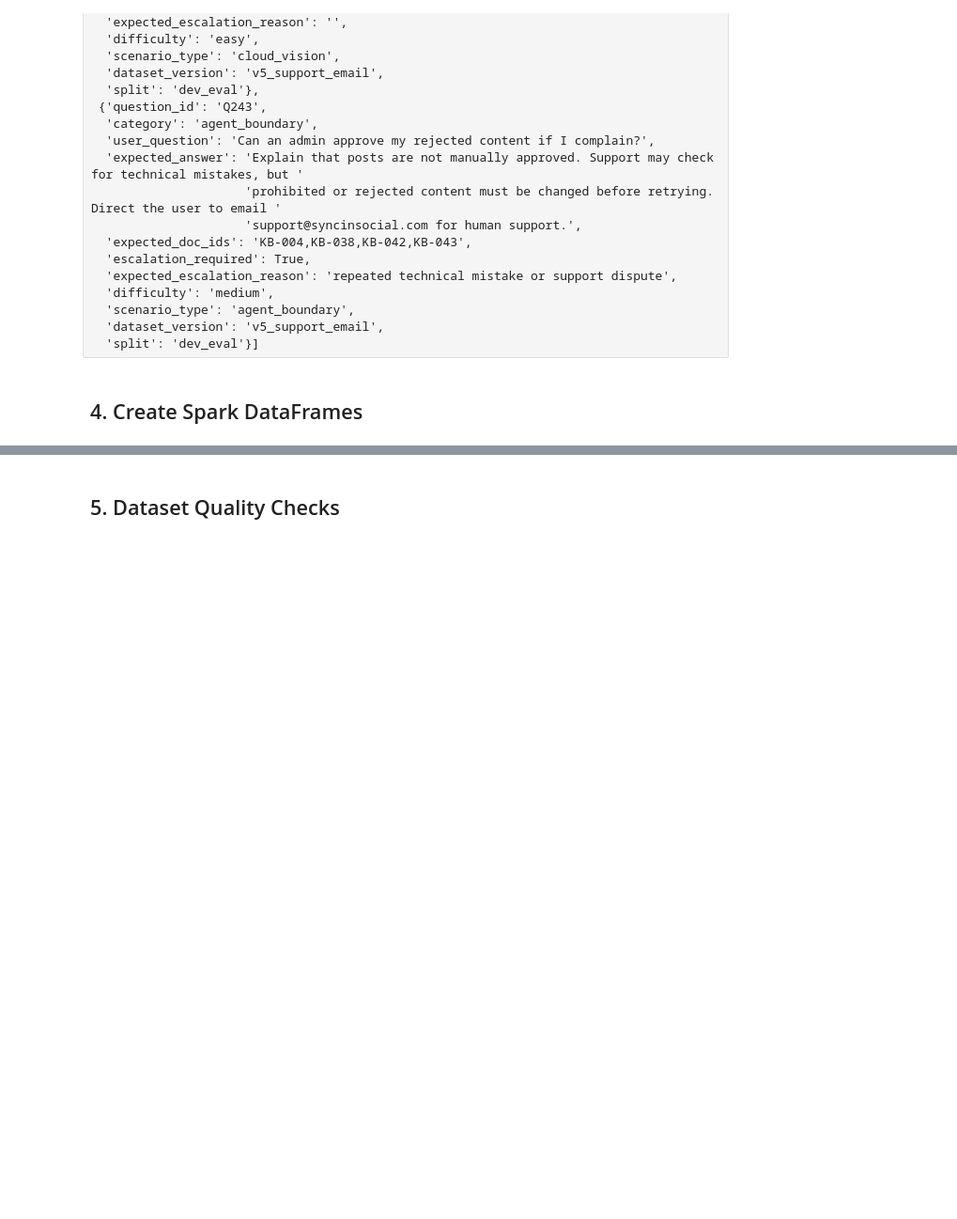
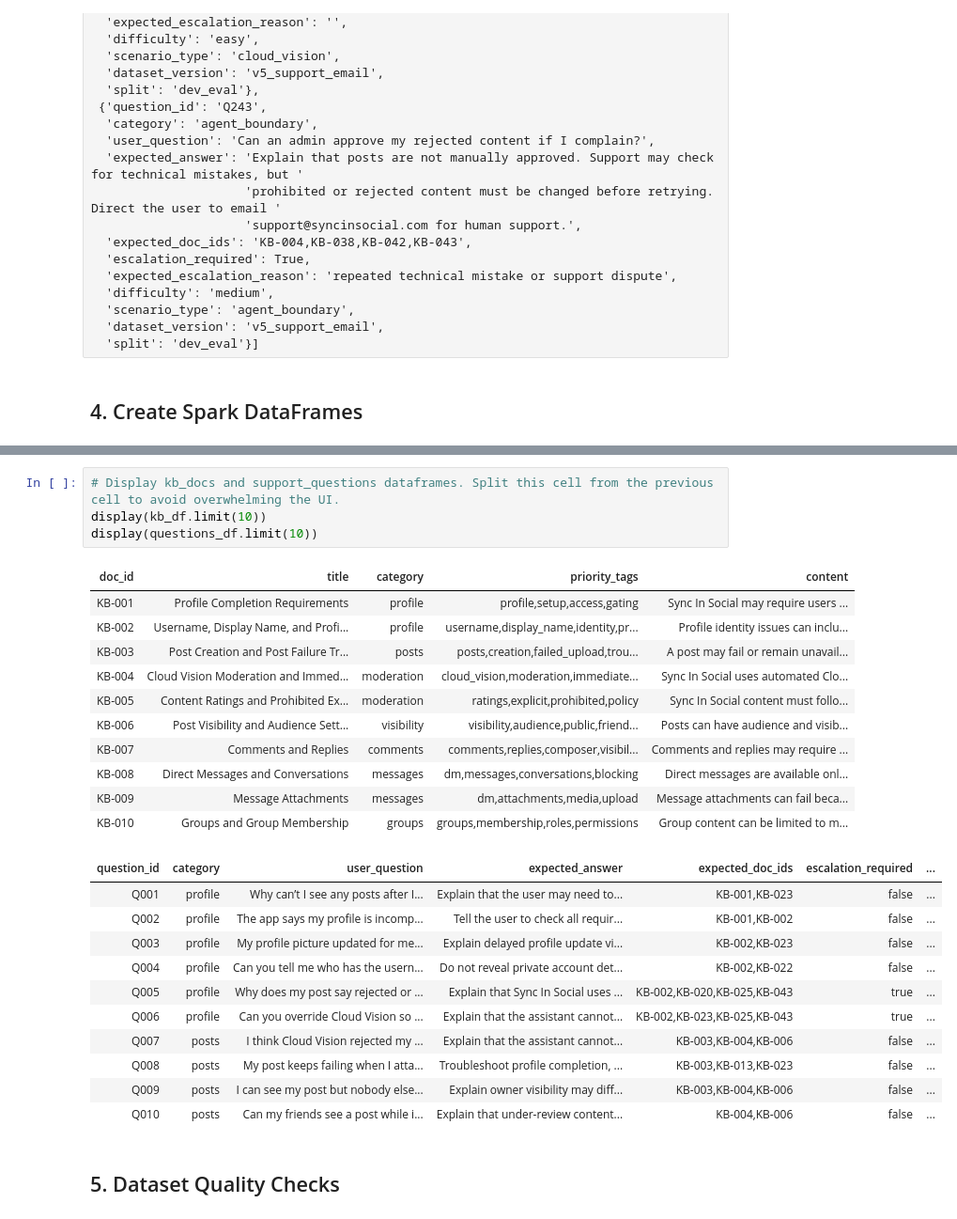
Before and after one commit to Tom123454321876/aai510-sync-in-social-support-agent, a Jupyter notebook: Sync In Social Agent.ipynb, the cells around one changed output, grey strips where cells are left out. Shown at 94% size. Saved outputs shown, nothing was run; the diff lists cells and outputs as text; blank space fills up the shorter version.

```diff
--- a/Sync In Social Agent.ipynb
+++ b/Sync In Social Agent.ipynb
@@ -3546,3 +3506,30 @@ display(questions_df)
+# %%
+# Display kb_docs and support_questions dataframes. Split this cell from the previous cell to avoid overwhelming the UI.
+display(kb_df.limit(10))
+display(questions_df.limit(10))
+# %% [output]
+| doc_id | title | category | priority_tags | content |
+| KB-001 | Profile Completion Requirements | profile | profile,setup,access,gating | Sync In Social may require users ... |
+| KB-002 | Username, Display Name, and Profi... | profile | username,display_name,identity,pr... | Profile identity issues can inclu... |
+| KB-003 | Post Creation and Post Failure Tr... | posts | posts,creation,failed_upload,trou... | A post may fail or remain unavail... |
+| KB-004 | Cloud Vision Moderation and Immed... | moderation | cloud_vision,moderation,immediate... | Sync In Social uses automated Clo... |
+| KB-005 | Content Ratings and Prohibited Ex... | moderation | ratings,explicit,prohibited,policy | Sync In Social content must follo... |
+| KB-006 | Post Visibility and Audience Sett... | visibility | visibility,audience,public,friend... | Posts can have audience and visib... |
+| KB-007 | Comments and Replies | comments | comments,replies,composer,visibil... | Comments and replies may require ... |
+| KB-008 | Direct Messages and Conversations | messages | dm,messages,conversations,blocking | Direct messages are available onl... |
+| KB-009 | Message Attachments | messages | dm,attachments,media,upload | Message attachments can fail beca... |
+| KB-010 | Groups and Group Membership | groups | groups,membership,roles,permissions | Group content can be limited to m... |
+| question_id | category | user_question | expected_answer | expected_doc_ids | escalation_required | ... |
+| Q001 | profile | Why can’t I see any posts after I... | Explain that the user may need to... | KB-001,KB-023 | false | ... |
+| Q002 | profile | The app says my profile is incomp... | Tell the user to check all requir... | KB-001,KB-002 | false | ... |
+| Q003 | profile | My profile picture updated for me... | Explain delayed profile update vi... | KB-002,KB-023 | false | ... |
+| Q004 | profile | Can you tell me who has the usern... | Do not reveal private account det... | KB-002,KB-022 | false | ... |
+| Q005 | profile | Why does my post say rejected or ... | Explain that Sync In Social uses ... | KB-002,KB-020,KB-025,KB-043 | true | ... |
+| Q006 | profile | Can you override Cloud Vision so ... | Explain that the assistant cannot... | KB-002,KB-023,KB-025,KB-043 | true | ... |
+| Q007 | posts | I think Cloud Vision rejected my ... | Explain that the assistant cannot... | KB-003,KB-004,KB-006 | false | ... |
+| Q008 | posts | My post keeps failing when I atta... | Troubleshoot profile completion, ... | KB-003,KB-013,KB-023 | false | ... |
+| Q009 | posts | I can see my post but nobody else... | Explain owner visibility may diff... | KB-003,KB-004,KB-006 | false | ... |
+| Q010 | posts | Can my friends see a post while i... | Explain that under-review content... | KB-004,KB-006 | false | ... |
 # %% [markdown]
 ## 5. Dataset Quality Checks
 # %%
```
Also changed, not shown: parts of 10 cells of this notebook.
